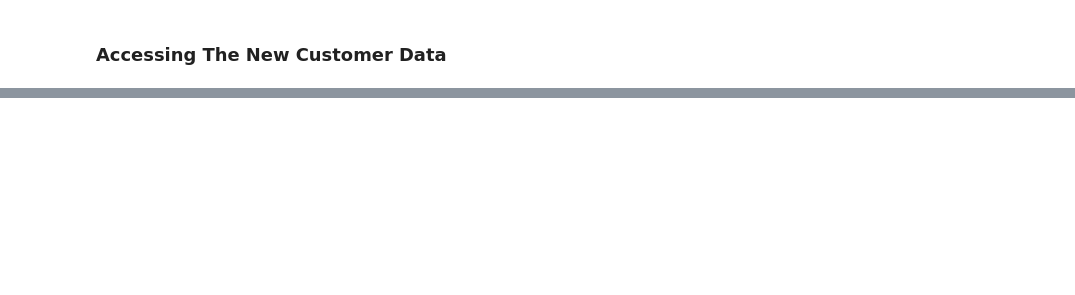
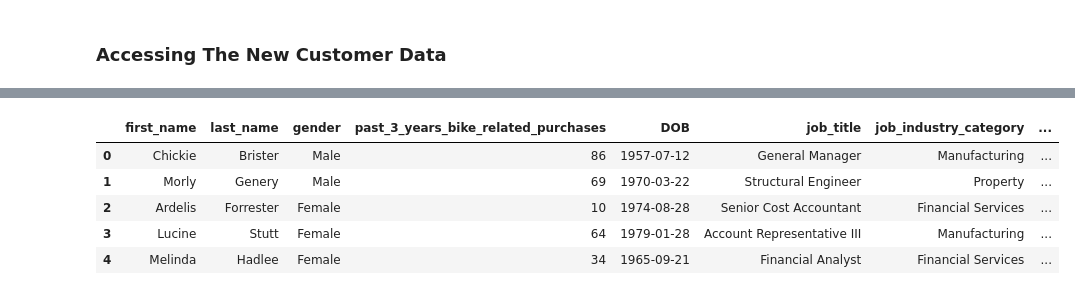
Before and after one commit to idowujames/KPMG-Virtual-Data-Analytics-Internship, a Jupyter notebook: KPMG_Virtual_Data_Analytics_Internship.ipynb, the cells around one changed output, grey strips where cells are left out. Saved outputs shown, nothing was run; the diff lists cells and outputs as text; code cells hidden in the pictures; blank space fills up the shorter version.

```diff
--- a/KPMG_Virtual_Data_Analytics_Internship.ipynb
+++ b/KPMG_Virtual_Data_Analytics_Internship.ipynb
@@ -266,0 +290,11 @@ cust_demographic[['past_3_years_bike_related_purchases','tenure']].describe()
+# %%
+# Dropping the unamed columns as they are errors that occurred while converting dataset to csv
+cust_new = cust_new.drop(columns=['Unnamed: 16','Unnamed: 17','Unnamed: 18','Unnamed: 19','Unnamed: 20'])
+cust_new.head()
+# %% [output]
+|  | first_name | last_name | gender | past_3_years_bike_related_purchases | DOB | job_title | job_industry_category | ... |
+| 0 | Chickie | Brister | Male | 86 | 1957-07-12 | General Manager | Manufacturing | ... |
+| 1 | Morly | Genery | Male | 69 | 1970-03-22 | Structural Engineer | Property | ... |
+| 2 | Ardelis | Forrester | Female | 10 | 1974-08-28 | Senior Cost Accountant | Financial Services | ... |
+| 3 | Lucine | Stutt | Female | 64 | 1979-01-28 | Account Representative III | Manufacturing | ... |
+| 4 | Melinda | Hadlee | Female | 34 | 1965-09-21 | Financial Analyst | Financial Services | ... |
```
Also changed, not shown: parts of 11 cells of this notebook.
